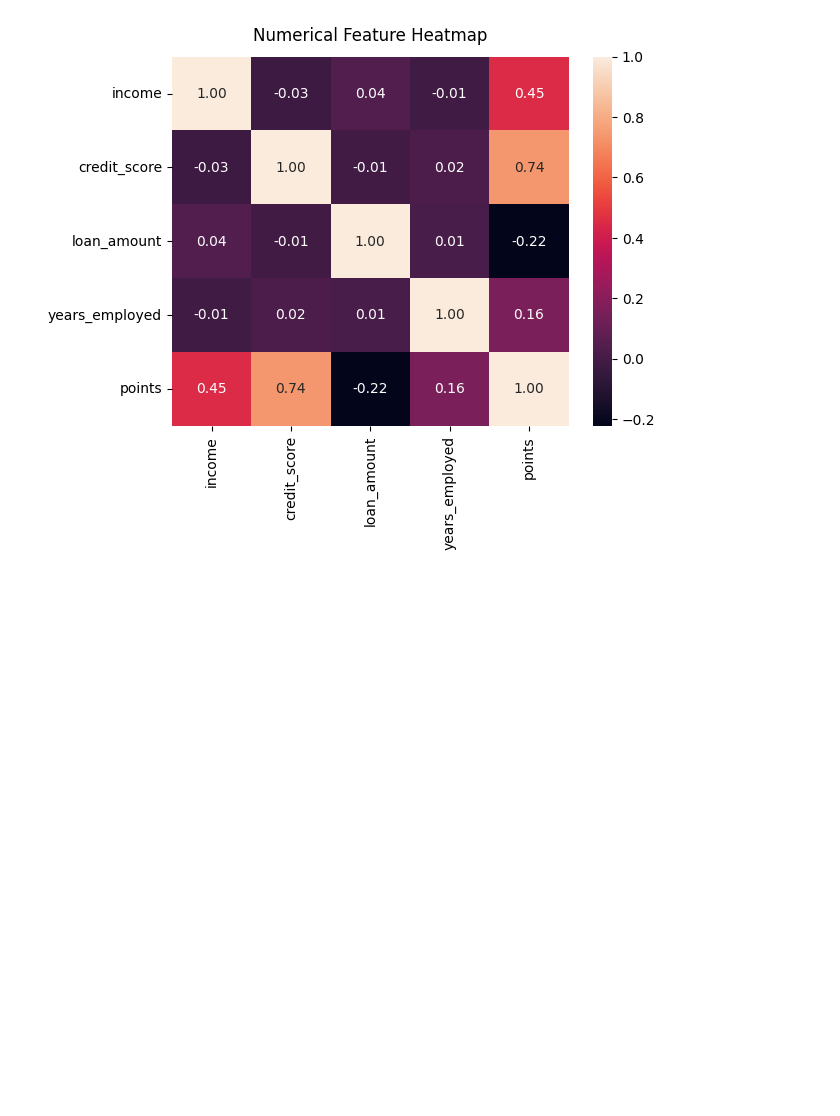
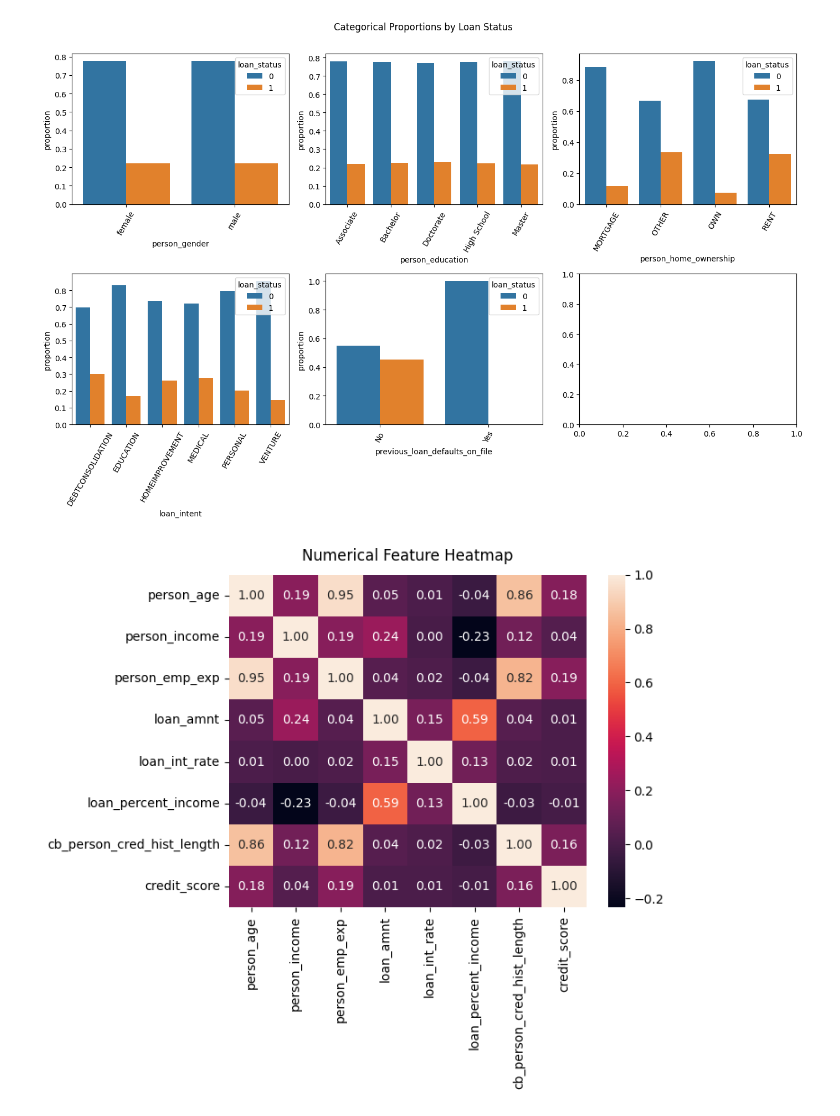
Before and after one commit to gh4rris/loan_approval_ml, a Jupyter notebook: notebooks/01_eda.ipynb, the cells around one changed output. Drawn from its saved outputs; the diff is of its cells as text; code cells hidden in the pictures; blank space fills up the shorter version.

```diff
--- a/notebooks/01_eda.ipynb
+++ b/notebooks/01_eda.ipynb
@@ -63,6 +79,21 @@ for i, variable in zip(np.arange(0, 6), numerical_variables):
+# %%
+# visualize proportions of categorical features by loan status
+fig, ax = plt.subplots(2, 3, figsize=(14, 9))
+plt.suptitle("Categorical Proportions by Loan Status", y=1.01)
+
+for i, feat in zip(range(0, 5), categorical_features):
+    grouped_data = loans.groupby([feat, "loan_status"]).size().reset_index(name="counts")
+    grouped_data["total"] = grouped_data.groupby(feat)["counts"].transform("sum")
+    grouped_data["proportion"] = grouped_data["counts"] / grouped_data["total"]
+    sns.barplot(data=grouped_data, x=feat, y="proportion", hue="loan_status", ax=ax.flatten()[i])
+    ax.flatten()[i].tick_params(axis="x", rotation=60)
+
+plt.tight_layout()
+# %% [output]
+[figure, added]
 # %%
 # visualize numeric feature correlations
-sns.heatmap(loans[numerical_variables].corr(), annot=True, fmt=".2f")
+sns.heatmap(loans[numeric_features].corr(), annot=True, fmt=".2f")
 plt.title("Numerical Feature Heatmap", y=1.02);
 # %% [output]
-[figure, old version]
+[figure, new version]
```
Also changed, not shown: parts of 8 cells of this notebook, 3 other files.
